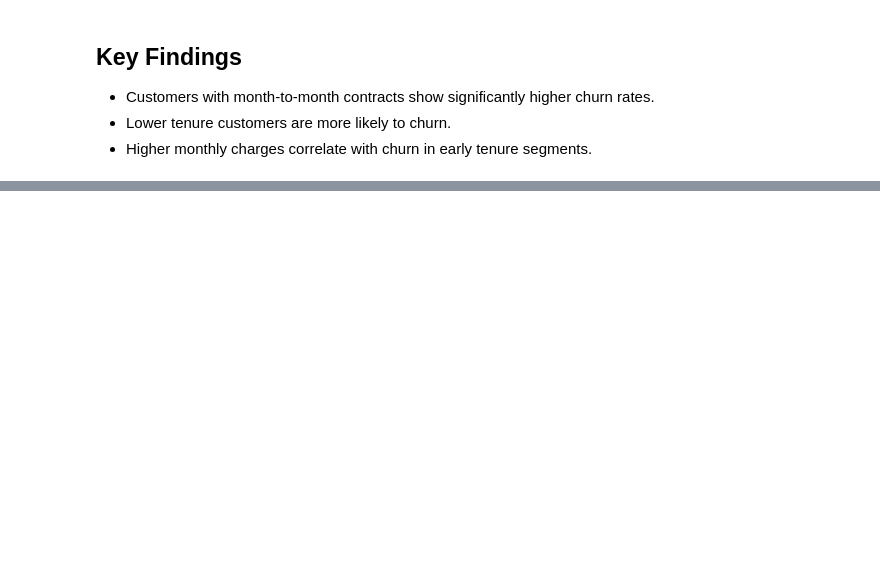
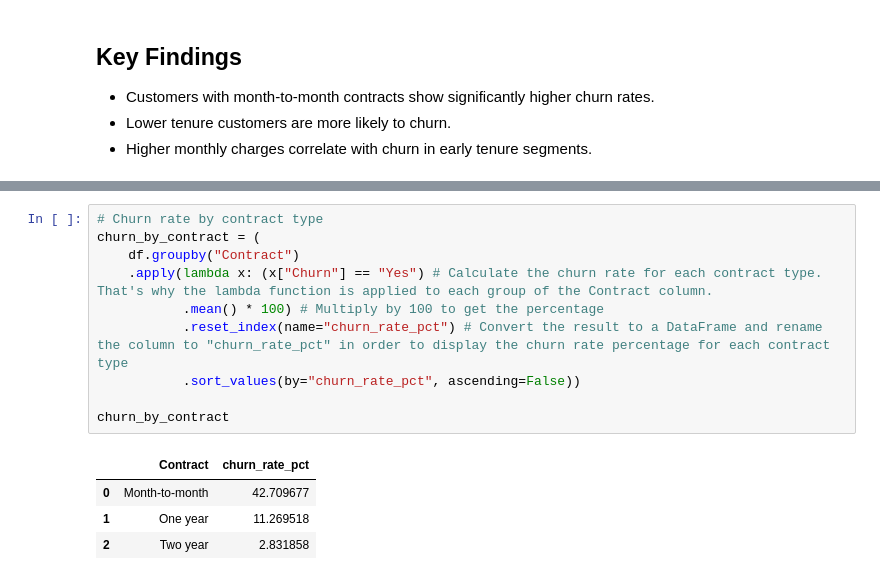
Before and after one commit to crisemy/OwnDataAnalysisProjects, a Jupyter notebook: TelcoCustomerChurn/TelcoCustomerChurn.ipynb, the cells around one changed output, grey strips where cells are left out. Drawn from its saved outputs; the diff is of its cells as text; blank space fills up the shorter version.

```diff
--- a/TelcoCustomerChurn/TelcoCustomerChurn.ipynb
+++ b/TelcoCustomerChurn/TelcoCustomerChurn.ipynb
@@ -255,0 +254,15 @@ pd.crosstab(df["Contract"], df["Churn"], normalize="index")
+# %%
+# Churn rate by contract type
+churn_by_contract = (
+    df.groupby("Contract")
+    .apply(lambda x: (x["Churn"] == "Yes") # Calculate the churn rate for each contract type. That's why the lambda function is applied to each group of the Contract column.
+           .mean() * 100) # Multiply by 100 to get the percentage
+           .reset_index(name="churn_rate_pct") # Convert the result to a DataFrame and rename the column to "churn_rate_pct" in order to display the churn rate percentage for each contract type
+           .sort_values(by="churn_rate_pct", ascending=False))
+
+churn_by_contract
+# %% [output]
+|  | Contract | churn_rate_pct |
+| 0 | Month-to-month | 42.709677 |
+| 1 | One year | 11.269518 |
+| 2 | Two year | 2.831858 |
```
Also changed, not shown: parts of 26 cells of this notebook.
